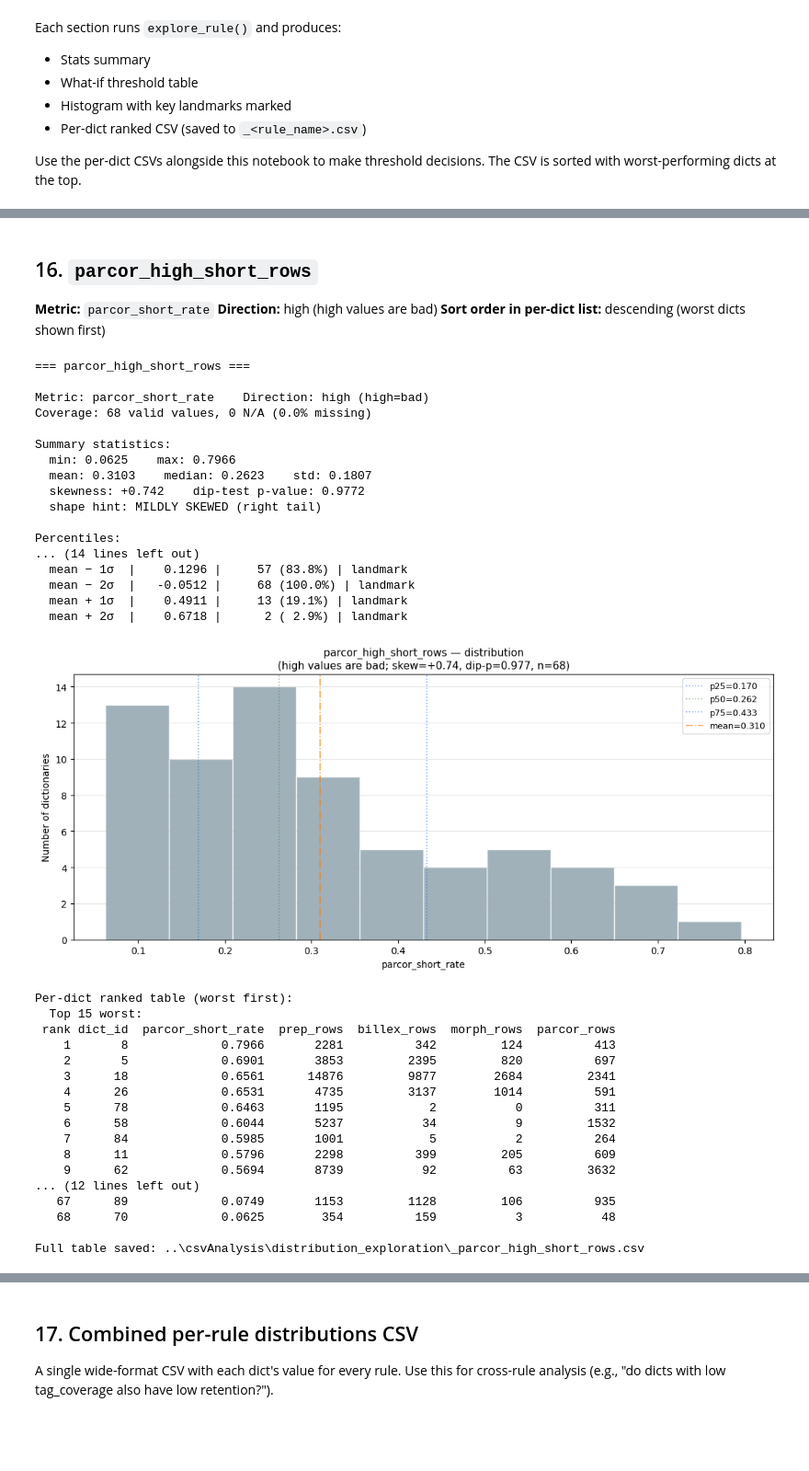
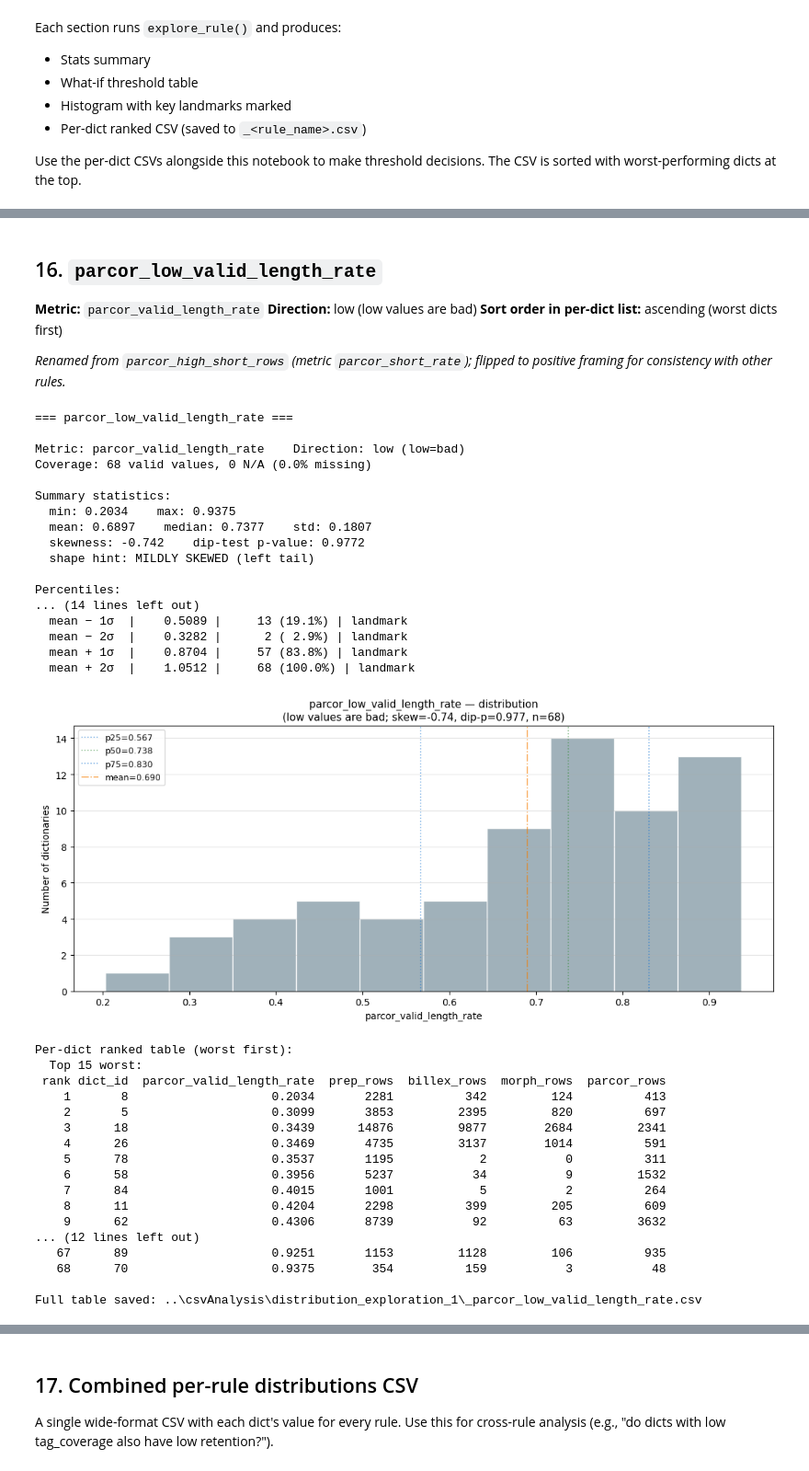
Before and after one commit to Pradiptaa/tugas-akhir-data-mining, a Jupyter notebook: TAEkstraksiKamus/postProcessing/Distribution Explorer (1).ipynb, the cells around one changed output, grey strips where cells are left out. Shown at 92% size. Drawn from its saved outputs; the diff is of its cells as text; code cells hidden in the pictures; blank space fills up the shorter version.

```diff
--- a/TAEkstraksiKamus/postProcessing/Distribution Explorer.ipynb
+++ b/TAEkstraksiKamus/postProcessing/Distribution Explorer (1).ipynb
@@ -83,7 +83,7 @@ DIRS = {
     "morph":  Path("../Ekstraksi/10. Morphology"),
     "parcor": Path("../Ekstraksi/11. Parallel Corpus"),
 }
-DST_DIR = Path("../csvAnalysis/distribution_exploration")
+DST_DIR = Path("../csvAnalysis/distribution_exploration_1")
 DST_DIR.mkdir(parents=True, exist_ok=True)
 RETENTION_MIN_PREP_ROWS = 100  # below this, retention is undefined
 
@@ -129,8 +129,8 @@ def collect_billex_metrics(path: Path, direction: Optional[int]) -> dict:
     multiword_ind_rate = ind_series.str.contains(r"\s", na=False, regex=True).mean()
     return {
         "billex_rows": n,
-        "billex_null_rate": round(float(null_rate), 4),
-        "billex_multiword_ind_rate": round(float(multiword_ind_rate), 4),
+        "billex_complete_pair_rate":      round(float(1 - null_rate), 4),
+        "billex_single_word_headword_rate": round(float(1 - multiword_ind_rate), 4),
     }
 
 
@@ -153,7 +153,7 @@ def collect_parcor_metrics(path: Path) -> dict:
     if n == 0:
         return {"parcor_rows": 0}
     if "kalimat_asal" not in df.columns or "kalimat_tujuan" not in df.columns:
-        return {"parcor_rows": n, "parcor_null_rate": 1.0}
+        return {"parcor_rows": n, "parcor_complete_pair_rate": 0.0}
     asal = df["kalimat_asal"].fillna("").astype(str)
     tujuan = df["kalimat_tujuan"].fillna("").astype(str)
     null_rate = df[["kalimat_asal", "kalimat_tujuan"]].isna().any(axis=1).mean()
@@ -164,9 +164,9 @@ def collect_parcor_metrics(path: Path) -> dict:
     short_rate = ((len_asal <= 2) | (len_tujuan <= 2)).mean()
     return {
         "parcor_rows": n,
-        "parcor_null_rate": round(float(null_rate), 4),
-        "parcor_placeholder_rate": round(float(ph_rate), 4),
-        "parcor_short_rate": round(float(short_rate), 4),
+        "parcor_complete_pair_rate": round(float(1 - null_rate), 4),
+        "parcor_valid_content_rate": round(float(1 - ph_rate), 4),
+        "parcor_valid_length_rate":  round(float(1 - short_rate), 4),
     }
 
 
@@ -974,50 +980,52 @@ Full table saved: ..\csvAnalysis\distribution_exploration\_parcor_high_null_rate
 # %% [markdown]
-## 16. `parcor_high_short_rows`
+## 16. `parcor_low_valid_length_rate`
 
-**Metric:** `parcor_short_rate`
-**Direction:** high (high values are bad)
-**Sort order in per-dict list:** descending (worst dicts shown first)
+**Metric:** `parcor_valid_length_rate`
+**Direction:** low (low values are bad)
+**Sort order in per-dict list:** ascending (worst dicts first)
+
+_Renamed from `parcor_high_short_rows` (metric `parcor_short_rate`); flipped to positive framing for consistency with other rules._
 # %%
 explore_rule(
-    rule_name="parcor_high_short_rows",
-    metric_col="parcor_short_rate",
-    direction="high",
+    rule_name="parcor_low_valid_length_rate",
+    metric_col="parcor_valid_length_rate",
+    direction="low",
 )
 # %% [output]
-=== parcor_high_short_rows ===
+=== parcor_low_valid_length_rate ===
 
-Metric: parcor_short_rate    Direction: high (high=bad)
+Metric: parcor_valid_length_rate    Direction: low (low=bad)
 Coverage: 68 valid values, 0 N/A (0.0% missing)
 
 Summary statistics:
-  min: 0.0625    max: 0.7966
-  mean: 0.3103    median: 0.2623    std: 0.1807
-  skewness: +0.742    dip-test p-value: 0.9772
-  shape hint: MILDLY SKEWED (right tail)
+  min: 0.2034    max: 0.9375
+  mean: 0.6897    median: 0.7377    std: 0.1807
+  skewness: -0.742    dip-test p-value: 0.9772
+  shape hint: MILDLY SKEWED (left tail)
 
 Percentiles:
 ... (14 lines left out)
-  mean − 1σ  |    0.1296 |     57 (83.8%) | landmark
-  mean − 2σ  |   -0.0512 |     68 (100.0%) | landmark
-  mean + 1σ  |    0.4911 |     13 (19.1%) | landmark
-  mean + 2σ  |    0.6718 |      2 ( 2.9%) | landmark
+  mean − 1σ  |    0.5089 |     13 (19.1%) | landmark
+  mean − 2σ  |    0.3282 |      2 ( 2.9%) | landmark
+  mean + 1σ  |    0.8704 |     57 (83.8%) | landmark
+  mean + 2σ  |    1.0512 |     68 (100.0%) | landmark
-[figure, old version]
+[figure, new version]
 Per-dict ranked table (worst first):
   Top 15 worst:
- rank dict_id  parcor_short_rate  prep_rows  billex_rows  morph_rows  parcor_rows
-    1       8             0.7966       2281          342         124          413
-    2       5             0.6901       3853         2395         820          697
-    3      18             0.6561      14876         9877        2684         2341
-    4      26             0.6531       4735         3137        1014          591
-    5      78             0.6463       1195            2           0          311
-    6      58             0.6044       5237           34           9         1532
-    7      84             0.5985       1001            5           2          264
-    8      11             0.5796       2298          399         205          609
-    9      62             0.5694       8739           92          63         3632
+ rank dict_id  parcor_valid_length_rate  prep_rows  billex_rows  morph_rows  parcor_rows
+    1       8                    0.2034       2281          342         124          413
+    2       5                    0.3099       3853         2395         820          697
+    3      18                    0.3439      14876         9877        2684         2341
+    4      26                    0.3469       4735         3137        1014          591
+    5      78                    0.3537       1195            2           0          311
+    6      58                    0.3956       5237           34           9         1532
+    7      84                    0.4015       1001            5           2          264
+    8      11                    0.4204       2298          399         205          609
+    9      62                    0.4306       8739           92          63         3632
 ... (12 lines left out)
-   67      89             0.0749       1153         1128         106          935
-   68      70             0.0625        354          159           3           48
+   67      89                    0.9251       1153         1128         106          935
+   68      70                    0.9375        354          159           3           48
 
-Full table saved: ..\csvAnalysis\distribution_exploration\_parcor_high_short_rows.csv
+Full table saved: ..\csvAnalysis\distribution_exploration_1\_parcor_low_valid_length_rate.csv
 # %%
 # ============================================================
```
Also changed, not shown: parts of 27 cells of this notebook, 20 other files.
